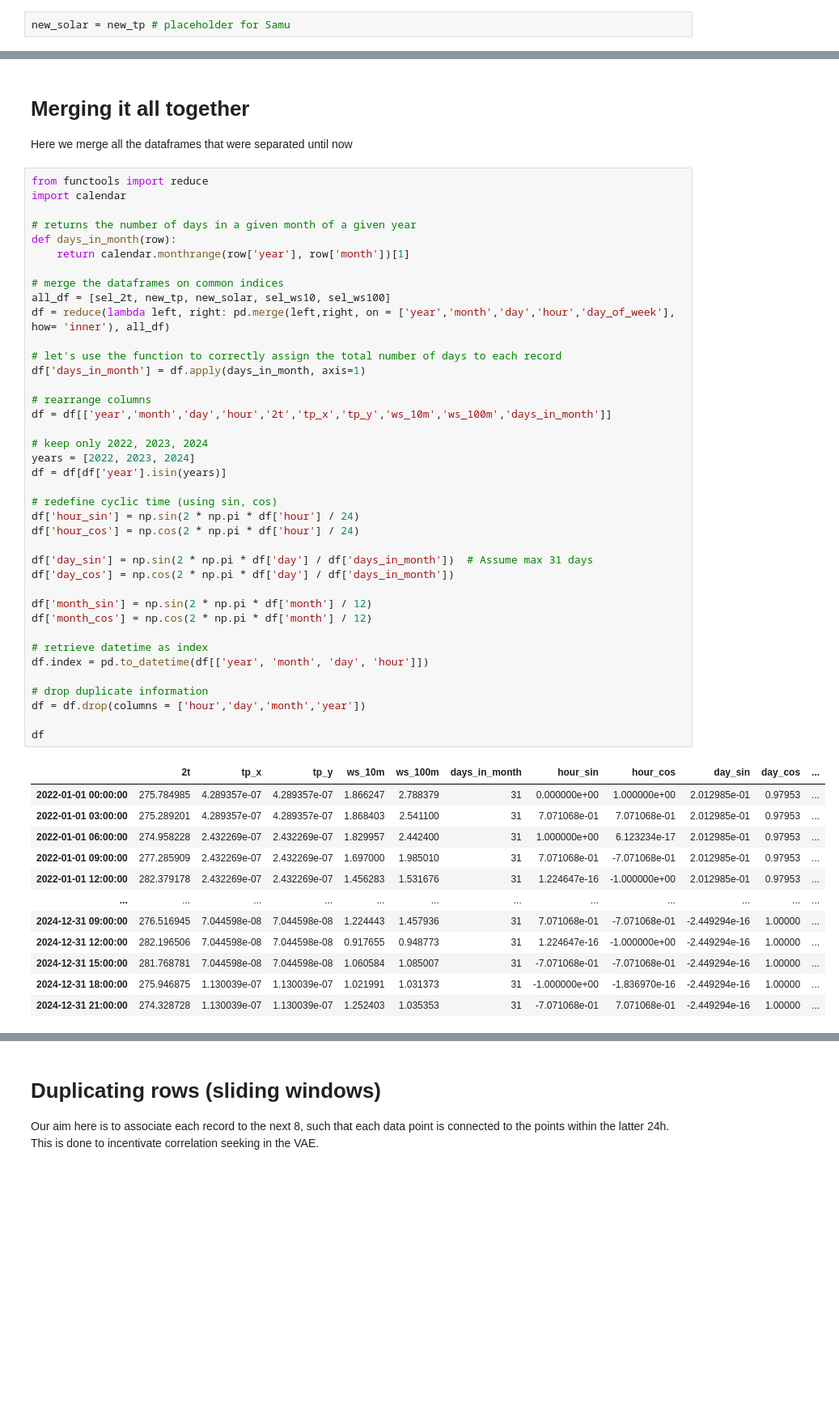
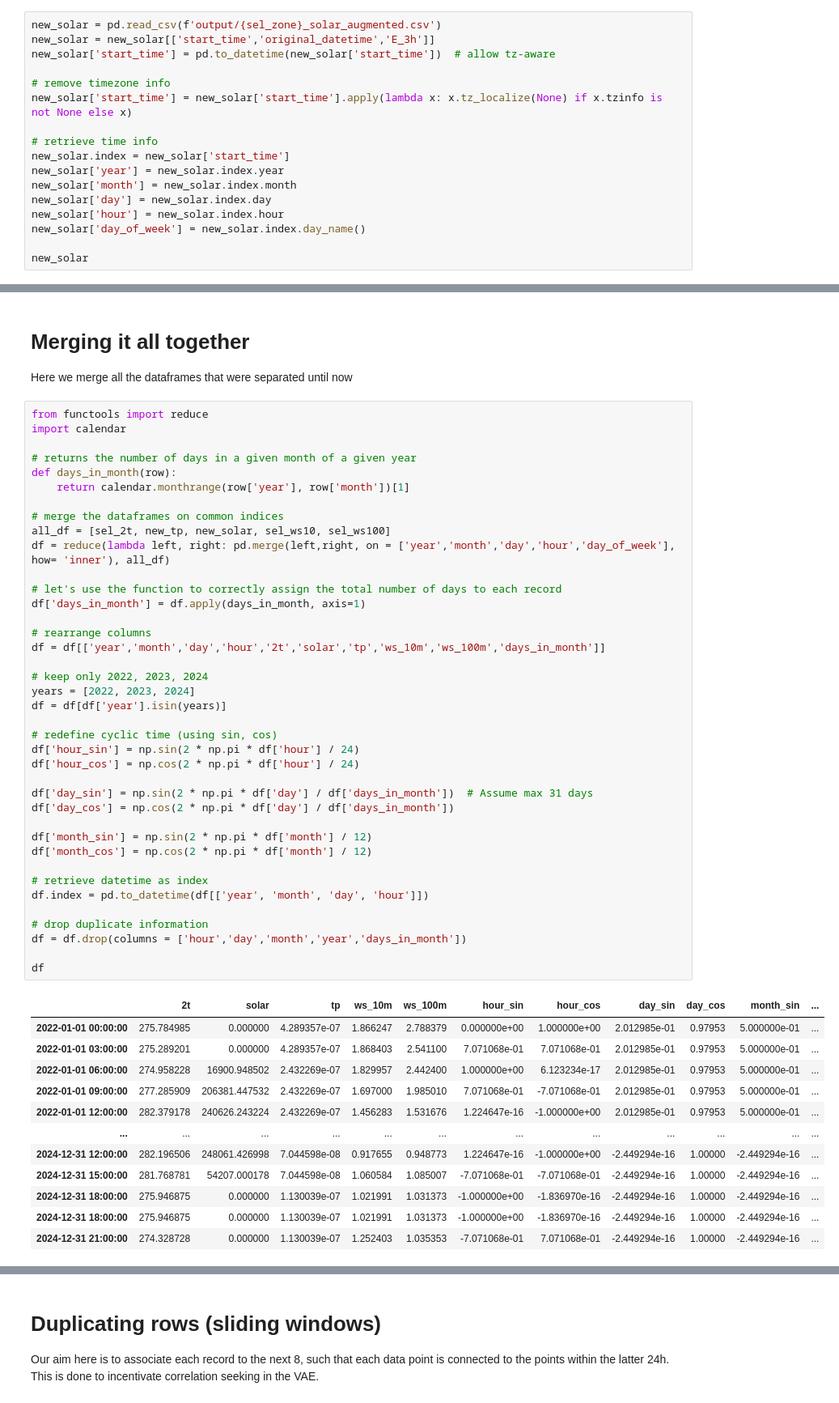
Before and after one commit to jonathancavallin/LCP_B_Project_REDIS, a Jupyter notebook: VAE_input_maker.ipynb, the cells around one changed output, grey strips where cells are left out. Shown at 81% size. Drawn from its saved outputs; the diff is of its cells as text; blank space fills up the shorter version.

```diff
--- a/VAE_input_maker.ipynb
+++ b/VAE_input_maker.ipynb
@@ -281,2 +299,17 @@ ws100 [ 0  3  6  9 12 15 18 21]
 # %%
-new_solar = new_tp # placeholder for Samu
+new_solar = pd.read_csv(f'output/{sel_zone}_solar_augmented.csv')
+new_solar = new_solar[['start_time','original_datetime','E_3h']]
+new_solar['start_time'] = pd.to_datetime(new_solar['start_time'])  # allow tz-aware
+
+# remove timezone info
+new_solar['start_time'] = new_solar['start_time'].apply(lambda x: x.tz_localize(None) if x.tzinfo is not None else x)
+
+# retrieve time info
+new_solar.index = new_solar['start_time']
+new_solar['year'] = new_solar.index.year
+new_solar['month'] = new_solar.index.month
+new_solar['day'] = new_solar.index.day
+new_solar['hour'] = new_solar.index.hour
+new_solar['day_of_week'] = new_solar.index.day_name()
+
+new_solar
@@ -340,44 +444,44 @@ def days_in_month(row):
 # merge the dataframes on common indices
 all_df = [sel_2t, new_tp, new_solar, sel_ws10, sel_ws100]
 df = reduce(lambda left, right: pd.merge(left,right, on = ['year','month','day','hour','day_of_week'], how= 'inner'), all_df)
 
 # let's use the function to correctly assign the total number of days to each record
 df['days_in_month'] = df.apply(days_in_month, axis=1)
 
 # rearrange columns
-df = df[['year','month','day','hour','2t','tp_x','tp_y','ws_10m','ws_100m','days_in_month']]
+df = df[['year','month','day','hour','2t','solar','tp','ws_10m','ws_100m','days_in_month']]
 
 # keep only 2022, 2023, 2024
 years = [2022, 2023, 2024]
 df = df[df['year'].isin(years)]
 
 # redefine cyclic time (using sin, cos)
 df['hour_sin'] = np.sin(2 * np.pi * df['hour'] / 24)
 df['hour_cos'] = np.cos(2 * np.pi * df['hour'] / 24)
 
 df['day_sin'] = np.sin(2 * np.pi * df['day'] / df['days_in_month'])  # Assume max 31 days
 df['day_cos'] = np.cos(2 * np.pi * df['day'] / df['days_in_month'])
 
 df['month_sin'] = np.sin(2 * np.pi * df['month'] / 12)
 df['month_cos'] = np.cos(2 * np.pi * df['month'] / 12)
 
 # retrieve datetime as index
 df.index = pd.to_datetime(df[['year', 'month', 'day', 'hour']])
 
 # drop duplicate information
-df = df.drop(columns = ['hour','day','month','year'])
+df = df.drop(columns = ['hour','day','month','year','days_in_month'])
 
 df
 # %% [output]
-|  | 2t | tp_x | tp_y | ws_10m | ws_100m | days_in_month | hour_sin | hour_cos | day_sin | day_cos | ... |
-| 2022-01-01 00:00:00 | 275.784985 | 4.289357e-07 | 4.289357e-07 | 1.866247 | 2.788379 | 31 | 0.000000e+00 | 1.000000e+00 | 2.012985e-01 | 0.97953 | ... |
-| 2022-01-01 03:00:00 | 275.289201 | 4.289357e-07 | 4.289357e-07 | 1.868403 | 2.541100 | 31 | 7.071068e-01 | 7.071068e-01 | 2.012985e-01 | 0.97953 | ... |
-| 2022-01-01 06:00:00 | 274.958228 | 2.432269e-07 | 2.432269e-07 | 1.829957 | 2.442400 | 31 | 1.000000e+00 | 6.123234e-17 | 2.012985e-01 | 0.97953 | ... |
-| 2022-01-01 09:00:00 | 277.285909 | 2.432269e-07 | 2.432269e-07 | 1.697000 | 1.985010 | 31 | 7.071068e-01 | -7.071068e-01 | 2.012985e-01 | 0.97953 | ... |
-| 2022-01-01 12:00:00 | 282.379178 | 2.432269e-07 | 2.432269e-07 | 1.456283 | 1.531676 | 31 | 1.224647e-16 | -1.000000e+00 | 2.012985e-01 | 0.97953 | ... |
+|  | 2t | solar | tp | ws_10m | ws_100m | hour_sin | hour_cos | day_sin | day_cos | month_sin | ... |
+| 2022-01-01 00:00:00 | 275.784985 | 0.000000 | 4.289357e-07 | 1.866247 | 2.788379 | 0.000000e+00 | 1.000000e+00 | 2.012985e-01 | 0.97953 | 5.000000e-01 | ... |
+| 2022-01-01 03:00:00 | 275.289201 | 0.000000 | 4.289357e-07 | 1.868403 | 2.541100 | 7.071068e-01 | 7.071068e-01 | 2.012985e-01 | 0.97953 | 5.000000e-01 | ... |
+| 2022-01-01 06:00:00 | 274.958228 | 16900.948502 | 2.432269e-07 | 1.829957 | 2.442400 | 1.000000e+00 | 6.123234e-17 | 2.012985e-01 | 0.97953 | 5.000000e-01 | ... |
+| 2022-01-01 09:00:00 | 277.285909 | 206381.447532 | 2.432269e-07 | 1.697000 | 1.985010 | 7.071068e-01 | -7.071068e-01 | 2.012985e-01 | 0.97953 | 5.000000e-01 | ... |
+| 2022-01-01 12:00:00 | 282.379178 | 240626.243224 | 2.432269e-07 | 1.456283 | 1.531676 | 1.224647e-16 | -1.000000e+00 | 2.012985e-01 | 0.97953 | 5.000000e-01 | ... |
 | ... | ... | ... | ... | ... | ... | ... | ... | ... | ... | ... | ... |
-| 2024-12-31 09:00:00 | 276.516945 | 7.044598e-08 | 7.044598e-08 | 1.224443 | 1.457936 | 31 | 7.071068e-01 | -7.071068e-01 | -2.449294e-16 | 1.00000 | ... |
-| 2024-12-31 12:00:00 | 282.196506 | 7.044598e-08 | 7.044598e-08 | 0.917655 | 0.948773 | 31 | 1.224647e-16 | -1.000000e+00 | -2.449294e-16 | 1.00000 | ... |
-| 2024-12-31 15:00:00 | 281.768781 | 7.044598e-08 | 7.044598e-08 | 1.060584 | 1.085007 | 31 | -7.071068e-01 | -7.071068e-01 | -2.449294e-16 | 1.00000 | ... |
-| 2024-12-31 18:00:00 | 275.946875 | 1.130039e-07 | 1.130039e-07 | 1.021991 | 1.031373 | 31 | -1.000000e+00 | -1.836970e-16 | -2.449294e-16 | 1.00000 | ... |
-| 2024-12-31 21:00:00 | 274.328728 | 1.130039e-07 | 1.130039e-07 | 1.252403 | 1.035353 | 31 | -7.071068e-01 | 7.071068e-01 | -2.449294e-16 | 1.00000 | ... |
+| 2024-12-31 12:00:00 | 282.196506 | 248061.426998 | 7.044598e-08 | 0.917655 | 0.948773 | 1.224647e-16 | -1.000000e+00 | -2.449294e-16 | 1.00000 | -2.449294e-16 | ... |
+| 2024-12-31 15:00:00 | 281.768781 | 54207.000178 | 7.044598e-08 | 1.060584 | 1.085007 | -7.071068e-01 | -7.071068e-01 | -2.449294e-16 | 1.00000 | -2.449294e-16 | ... |
+| 2024-12-31 18:00:00 | 275.946875 | 0.000000 | 1.130039e-07 | 1.021991 | 1.031373 | -1.000000e+00 | -1.836970e-16 | -2.449294e-16 | 1.00000 | -2.449294e-16 | ... |
+| 2024-12-31 18:00:00 | 275.946875 | 0.000000 | 1.130039e-07 | 1.021991 | 1.031373 | -1.000000e+00 | -1.836970e-16 | -2.449294e-16 | 1.00000 | -2.449294e-16 | ... |
+| 2024-12-31 21:00:00 | 274.328728 | 0.000000 | 1.130039e-07 | 1.252403 | 1.035353 | -7.071068e-01 | 7.071068e-01 | -2.449294e-16 | 1.00000 | -2.449294e-16 | ... |
```
Also changed, not shown: parts of 8 cells of this notebook.
